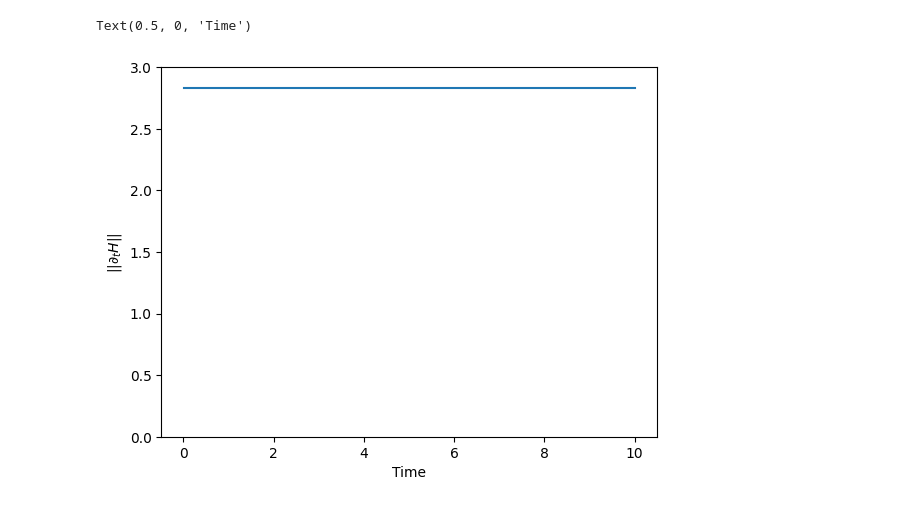
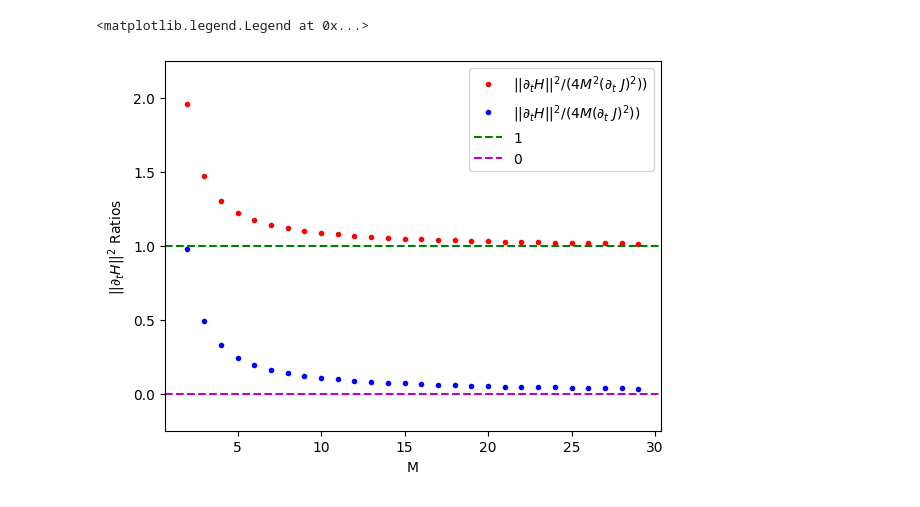
Before and after one commit to jwdesroches/synthetic_dimensions, a Jupyter notebook: quantum_adiabatic_brachistochrone/qab_attempt.ipynb, the cells around one changed output. Saved outputs shown, nothing was run; the diff lists cells and outputs as text; code cells hidden in the pictures.

```diff
--- a/quantum_adiabatic_brachistochrone/qab_attempt.ipynb
+++ b/quantum_adiabatic_brachistochrone/qab_attempt.ipynb
@@ -15,22 +15,12 @@ warnings.filterwarnings("ignore")
 # constants not to change
 
 N = 2
-M = 2
+M = 20
 V = 1
 # %%
 def J_V_ratio_time_function(t, J_0, J_f, T):
     # example using linear interpolation
     return J_0 + (J_f - J_0)*(t/T)
 
-
-J_0 = 10
-J_f = 0
-
-T = 10
-dt = 0.01
-times = np.linspace(0,T,int(T/dt))
-
-hamiltonians = []
-for t in times:
-    hamiltonian = construct_rescaled_hamiltonian(N,M,V,mu_V_ratio=0,J_V_ratio=J_V_ratio_time_function(t=t,J_0=J_0,J_f=J_f,T=T))
-    hamiltonians.append(hamiltonian)
+J_0 = 0
+J_f = 2
@@ -46,9 +27,46 @@ for idx in range(1,len(hamiltonians)):
-# %%
-fig, ax = plt.subplots()
-ax.plot(times[1:], frobenius_norms)
-ax.set_ylim(0,3)
-ax.set_ylabel("$||\partial_t H||$")
-ax.set_xlabel("Time")
-# %% [output]
-Text(0.5, 0, 'Time')
-[figure, removed]
+# %%
+fig, ax = plt.subplots()
+Ms = range(2,30)
+colors = get_cmap("gist_rainbow",len(Ms))
+
+T = 10
+dt = 0.1
+times = np.linspace(0,T,int(T/dt))
+
+r1s = []
+r2s = []
+for c, M in enumerate(Ms):
+    hamiltonians = []
+    for t in times:
+        hamiltonian = construct_rescaled_hamiltonian(N,M,V,mu_V_ratio=0,J_V_ratio=J_V_ratio_time_function(t=t,J_0=J_0,J_f=J_f,T=T))
+        hamiltonians.append(hamiltonian)
+
+    time_derivatives = []
+    frobenius_norms = []
+    for idx in range(1,len(hamiltonians)):
+        dh_dt = (hamiltonians[idx] - hamiltonians[idx-1])/dt
+        time_derivatives.append(dh_dt)
+
+        frobenius_norm = np.linalg.norm(dh_dt)
+        frobenius_norms.append(frobenius_norm)
+
+    frobenius_norms = np.array(frobenius_norms)
+    avg_frob_norm_sq = np.mean(frobenius_norms)**2
+
+    r1 = (4*M**2*(np.abs(J_f-J_0)/T)**2)/avg_frob_norm_sq
+    r2 = (4*M*(np.abs(J_f-J_0)/T)**2)/avg_frob_norm_sq
+
+    r1s += [r1]
+    r2s += [r2]
+
+ax.plot(Ms, r1s, ".r", label = "$||\partial_t H||^2 / (4M^2(\partial_t \ J)^2)) $")
+ax.plot(Ms, r2s, ".b", label = "$||\partial_t H||^2 / (4M(\partial_t \ J)^2)) $")
+ax.axhline(y=1, color = "g", linestyle = "--", label = "1")
+ax.axhline(y=0, color = "m", linestyle = "--", label = "0")
+ax.set_ylabel("$||\partial_t H||^2$ Ratios")
+ax.set_xlabel("M")
+ax.set_ylim(-0.25,2.25)
+ax.legend()
+# %% [output]
+<matplotlib.legend.Legend at 0x...>
+[figure, added]
```
Also changed, not shown: parts of 1 cell of this notebook, 12 other files.
